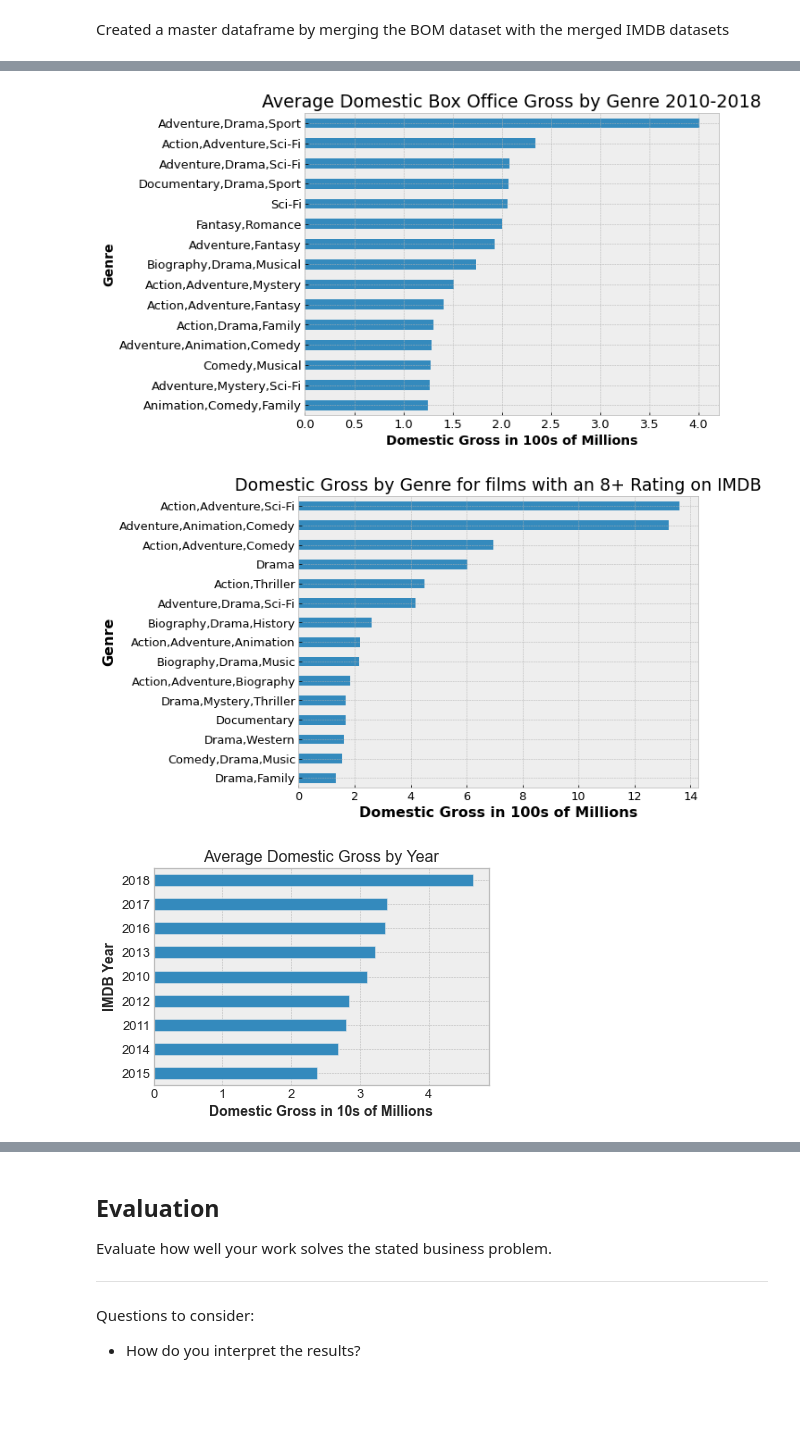
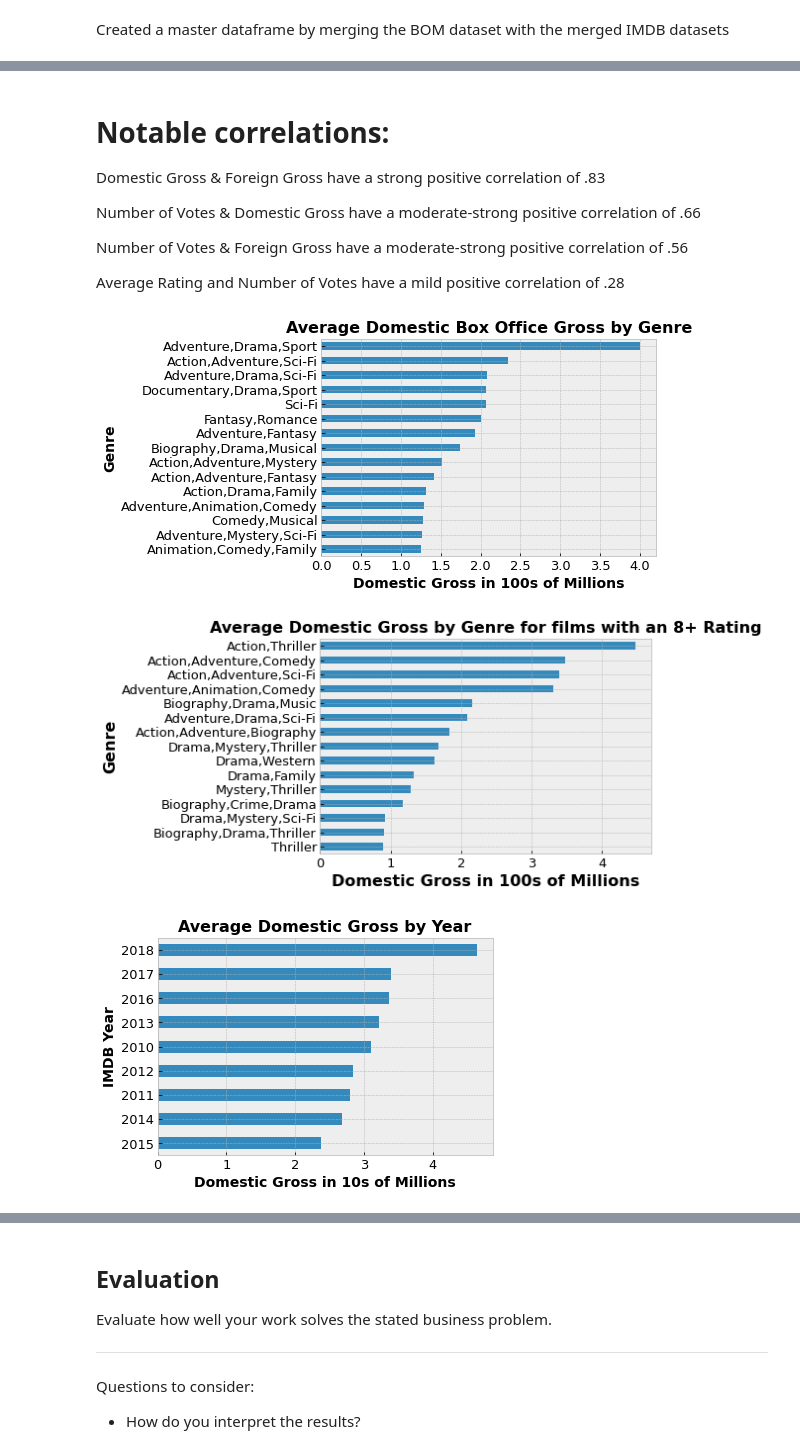
Before and after one commit to turtleduck18/phase-1-project, a Jupyter notebook: dsc-phase1-project-template-Copy2.ipynb, the cells around one changed output, grey strips where cells are left out. Drawn from its saved outputs; the diff is of its cells as text; code cells hidden in the pictures; blank space fills up the shorter version.

```diff
--- a/dsc-phase1-project-template-Copy2.ipynb
+++ b/dsc-phase1-project-template-Copy2.ipynb
@@ -361,19 +378,28 @@ Questions to consider:
+# %% [markdown]
+# Notable correlations:
+
+Domestic Gross & Foreign Gross have a strong positive correlation of .83
+
+Number of Votes & Domestic Gross have a moderate-strong positive correlation of .66
+
+Number of Votes & Foreign Gross have a moderate-strong positive correlation of .56
+
+Average Rating and Number of Votes have a mild positive correlation of .28
 # %%
 with plt.style.context('bmh'):
-    (alljoined.groupby(['Genres'])['Domestic Gross'].mean().sort_values(ascending = False).head(15)/100000000).plot(kind = 'barh', figsize = (8,6))
-    plt.title('Average Domestic Box Office Gross by Genre 2010-2018', fontsize = 19)
+    (alljoined.groupby(['Genres'])['Domestic Gross'].mean().sort_values(ascending = False).head(15)/100000000).plot(kind = 'barh')
+    plt.title('Average Domestic Box Office Gross by Genre', fontsize = 16, fontweight = 'bold')
     plt.gca().invert_yaxis()
     plt.xlabel('Domestic Gross in 100s of Millions', fontsize = 14, fontweight = 'bold')
     plt.ylabel('Genre', fontsize = 14, fontweight = 'bold')
     plt.xticks(fontsize = 13)
     plt.yticks(fontsize = 13)
-#highest grossing genre is Adventure/Drama/Sport
 # %% [output]
-[figure, old version]
+[figure, new version]
 # %%
 with plt.style.context('bmh'):
-    (alljoined_8_or_better.groupby(['Genres'])['Domestic Gross'].sum().sort_values(ascending = False).head(15)/100000000).plot(kind = 'barh', figsize = (8,6))
-    plt.title('Domestic Gross by Genre for films with an 8+ Rating on IMDB', fontsize = 19)
+    (alljoined_8_or_better.groupby(['Genres'])['Domestic Gross'].mean().sort_values(ascending = False).head(15)/100000000).plot(kind = 'barh')
+    plt.title('Average Domestic Gross by Genre for films with an 8+ Rating', fontsize = 16, fontweight = 'bold')
     plt.gca().invert_yaxis()
     plt.xlabel('Domestic Gross in 100s of Millions', fontsize = 16, fontweight = 'bold')
     plt.ylabel('Genre', fontsize = 16, fontweight = 'bold')
@@ -382,11 +408,11 @@ with plt.style.context('bmh'):
 
 #if you care about ratings, Action, Thriller, Adventure, Sci-Fi is the way to go
 # %% [output]
-[figure, old version]
+[figure, new version]
 # %%
 with plt.style.context('bmh'):
     (alljoined.groupby(['IMDB Year'])['Domestic Gross'].mean().sort_values(ascending = False).head(15)/10000000).plot(kind = 'barh')
-    plt.title('Average Domestic Gross by Year', fontsize = 16)
+    plt.title('Average Domestic Gross by Year', fontsize = 16, fontweight = 'bold')
     plt.gca().invert_yaxis()
     plt.xlabel('Domestic Gross in 10s of Millions', fontsize = 14, fontweight = 'bold')
     plt.ylabel('IMDB Year', fontsize = 14, fontweight = 'bold')
@@ -394,4 +420,4 @@ with plt.style.context('bmh'):
     plt.yticks(fontsize = 13)
 #why 2018 so high?
 # %% [output]
-[figure, old version]
+[figure, new version]
```
Also changed, not shown: parts of 21 cells of this notebook, 19 other files.
